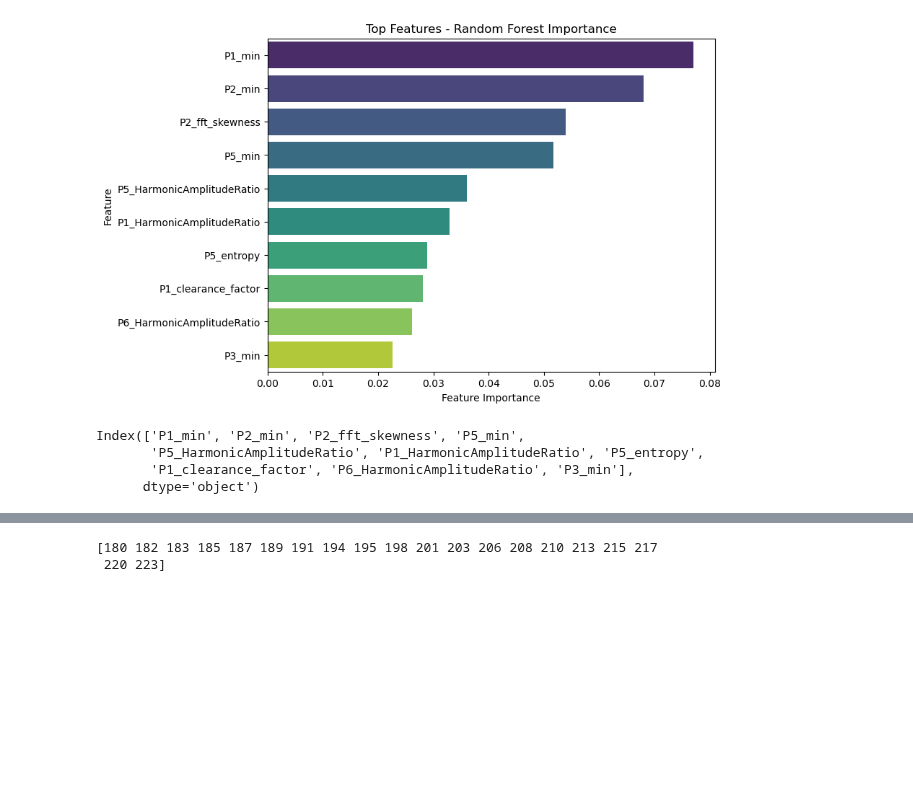
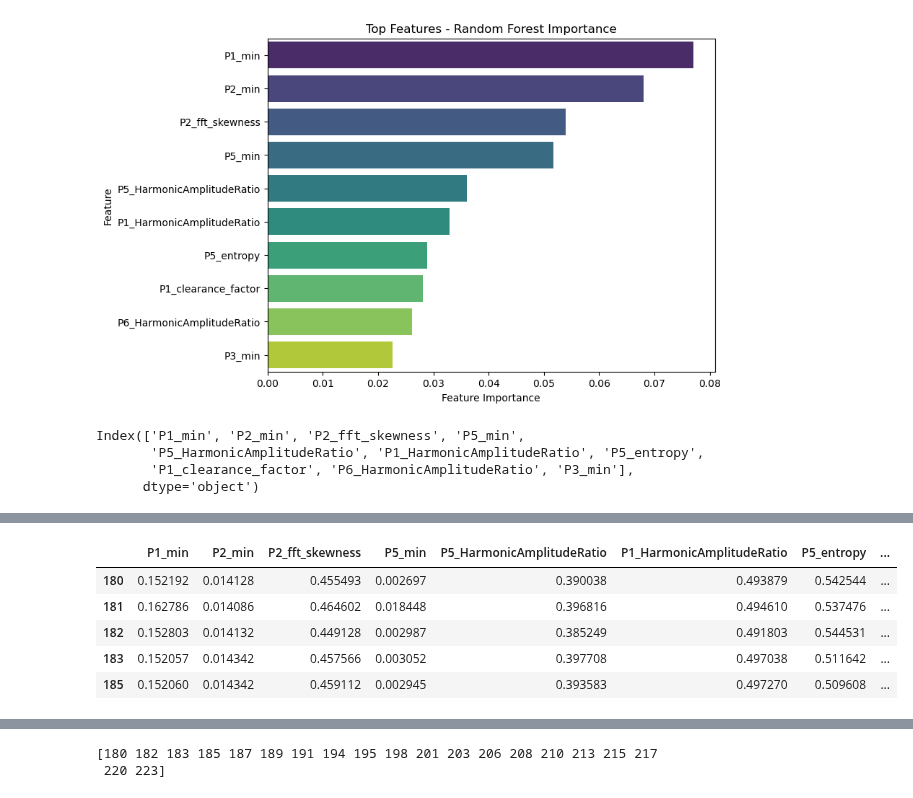
Before and after one commit to alexxdediu/Data-Challenge-PHM-Asia-Pacific-2023, a Jupyter notebook: models/model_task_1.ipynb, the cells around one changed output, grey strips where cells are left out. Drawn from its saved outputs; the diff is of its cells as text; code cells hidden in the pictures; blank space fills up the shorter version.

```diff
--- a/models/model_task_1.ipynb
+++ b/models/model_task_1.ipynb
@@ -376,0 +381,9 @@ df_pred_test = df_test.loc[df_test['pred'] == 1]
+# %%
+df_pred_test_normal.head()
+# %% [output]
+|  | P1_min | P2_min | P2_fft_skewness | P5_min | P5_HarmonicAmplitudeRatio | P1_HarmonicAmplitudeRatio | P5_entropy | ... |
+| 180 | 0.152192 | 0.014128 | 0.455493 | 0.002697 | 0.390038 | 0.493879 | 0.542544 | ... |
+| 181 | 0.162786 | 0.014086 | 0.464602 | 0.018448 | 0.396816 | 0.494610 | 0.537476 | ... |
+| 182 | 0.152803 | 0.014132 | 0.449128 | 0.002987 | 0.385249 | 0.491803 | 0.544531 | ... |
+| 183 | 0.152057 | 0.014342 | 0.457566 | 0.003052 | 0.397708 | 0.497038 | 0.511642 | ... |
+| 185 | 0.152060 | 0.014342 | 0.459112 | 0.002945 | 0.393583 | 0.497270 | 0.509608 | ... |
```
Also changed, not shown: parts of 29 cells of this notebook, 6 other files.
